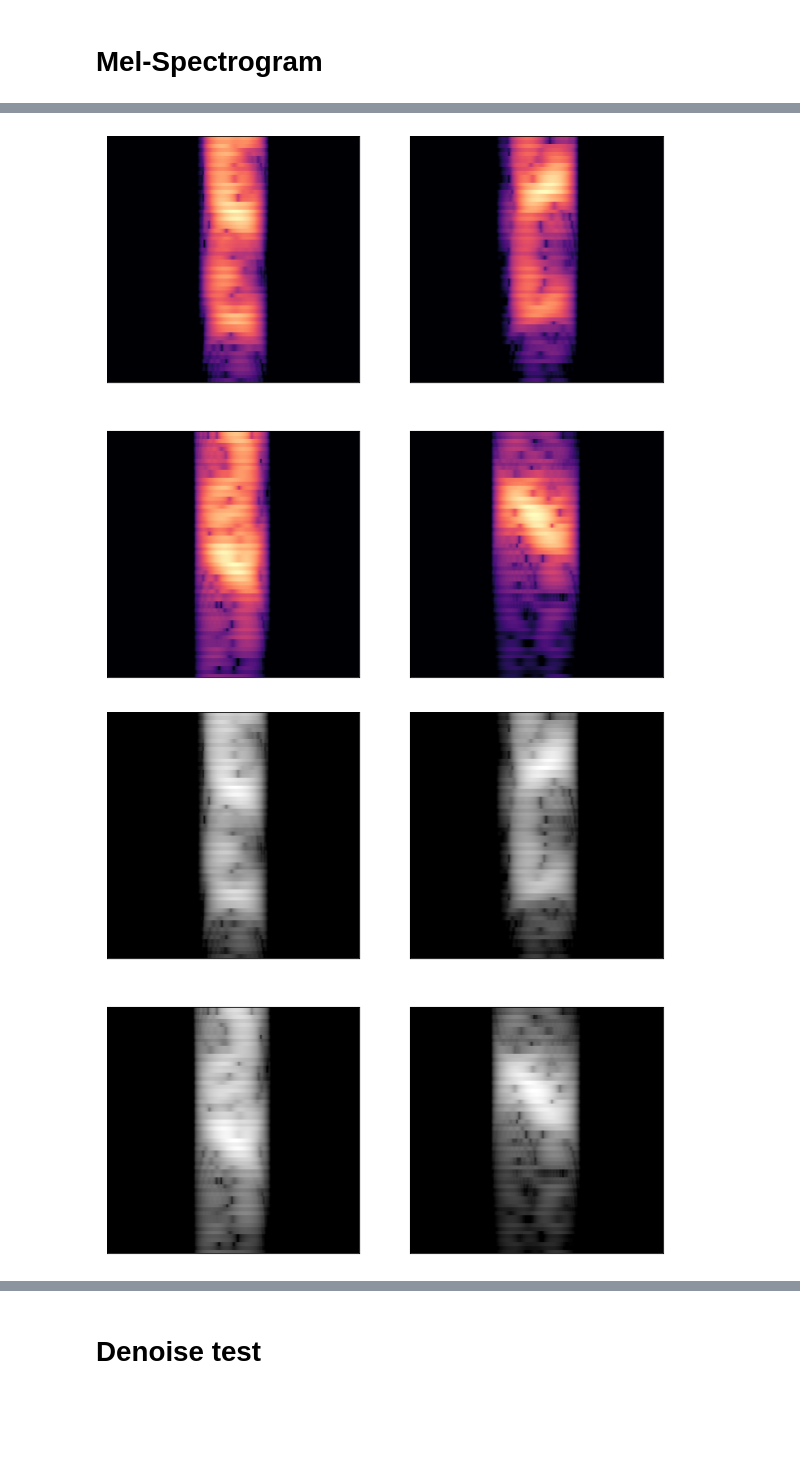
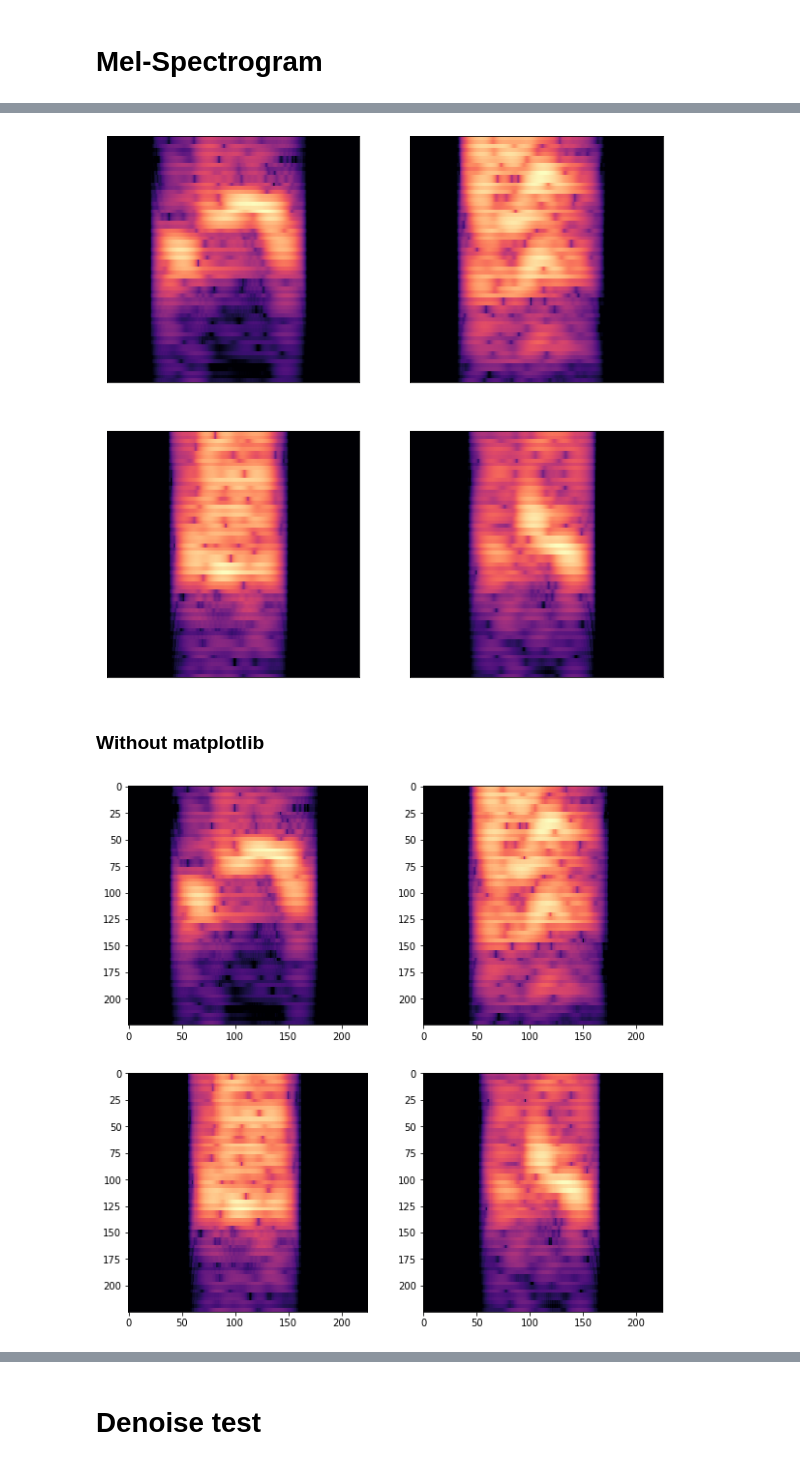
Before and after one commit to tjysdsg/tone_classifier, a Jupyter notebook: test.ipynb, the cells around one changed output, grey strips where cells are left out. Drawn from its saved outputs; the diff is of its cells as text; code cells hidden in the pictures; blank space fills up the shorter version.

Commit message:
Improve feature extraction (#1)
* Use 'triphone' (not exactly)
* Slightly modify ToneNet structure
* Data augmentation using noise

```diff
--- a/test.ipynb
+++ b/test.ipynb
@@ -4,6 +4,8 @@ import librosa.display
 import numpy as np
 import os
 import matplotlib.pyplot as plt
+import matplotlib as mpl
+mpl.rcParams['figure.dpi']= 120
 import scipy.io.wavfile
 from pydub import AudioSegment
 # %%
@@ -64,19 +71,22 @@ axs = axs.flatten()
 for i in range(4):
     file, phone, start, dur = samples[i]
     spk = file[1:6]
-
-    y = chop(os.path.join(data_root, spk, f'{file}.wav'), start, dur)
+    y, _ = librosa.load(os.path.join(data_root, spk, f'{file}.wav'), sr=16000)
+    y = chop(y, start, dur)
     specshow(y, ax=axs[i])
 # %% [output]
-[figure, old version]
+[figure, new version]
+# %% [markdown]
+### Without matplotlib
 # %%
 f, axs = plt.subplots(2, 2, figsize=(10, 10))
 axs = axs.flatten()
+
 for i in range(4):
     file, phone, start, dur = samples[i]
     spk = file[1:6]
-
-    y = chop(os.path.join(data_root, spk, f'{file}.wav'), start, dur)
-    specshow(y, ax=axs[i], cmap='gray')
+    y, _ = librosa.load(os.path.join(data_root, spk, f'{file}.wav'), sr=16000)
+    y = chop(y, start, dur)
+    specshow1(y, ax=axs[i])
 # %% [output]
-[figure, old version]
+[figure, new version]
```
Also changed, not shown: parts of 9 cells of this notebook, 12 other files.
